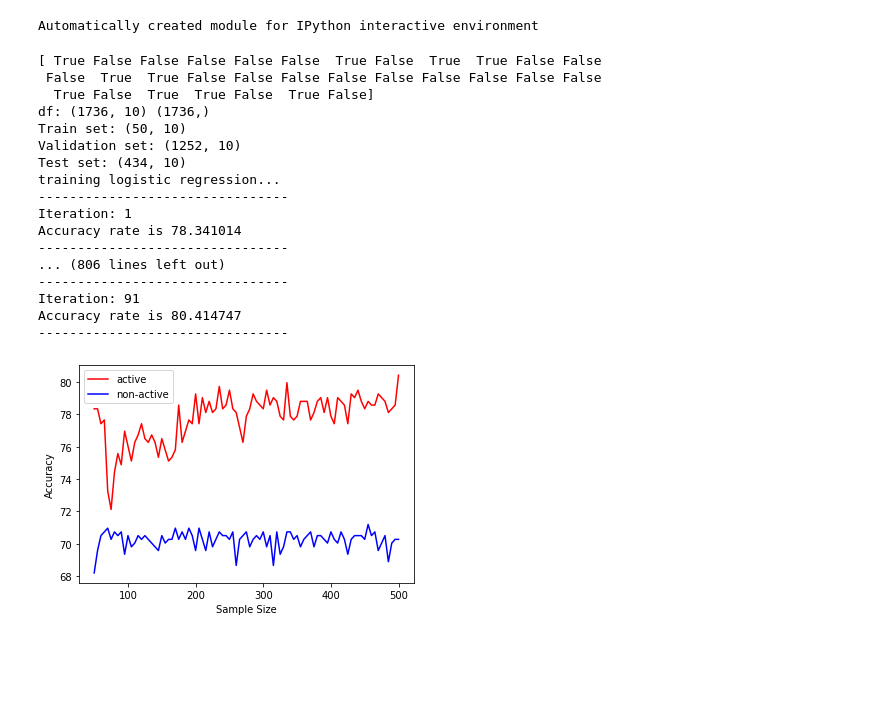
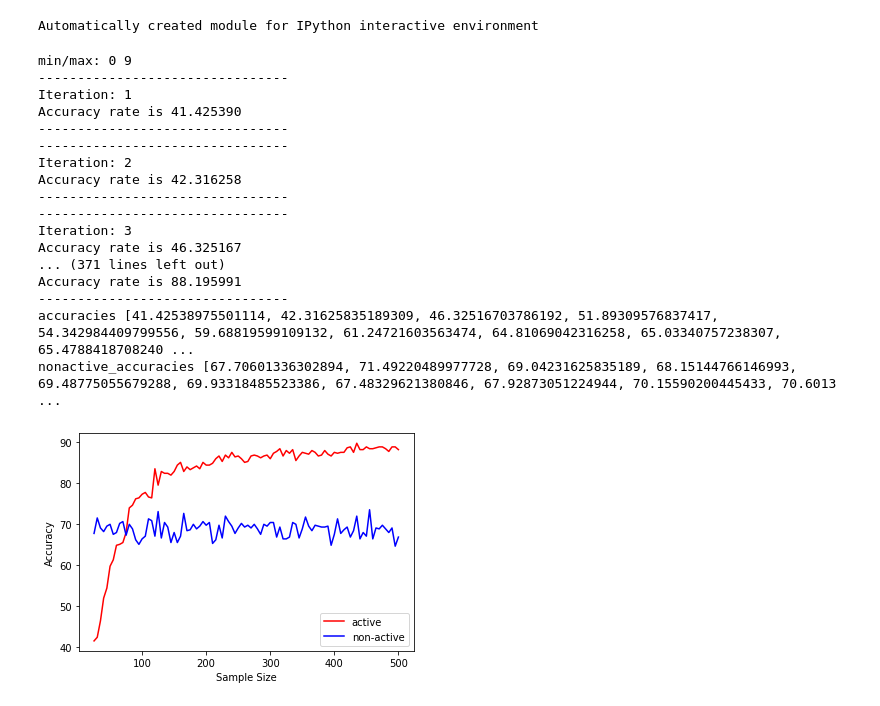
Before and after one commit to WenxuanHuang/Active-Learning-Performance-Benchmarking, a Jupyter notebook: Active_learning_monte_carlo.ipynb, the cells around one changed output. Cells and saved outputs as stored; diff of their text form; code cells hidden in the pictures; blank space fills up the shorter version.

Commit message:
Updated loss function, changed to Mnist dataset

```diff
--- a/Active_learning_monte_carlo.ipynb
+++ b/Active_learning_monte_carlo.ipynb
@@ -6,6 +6,7 @@ import time
 import json
 import pickle
 import math
+import random
 
 import numpy as np
 import pandas as pd
@@ -16,6 +17,9 @@ from scipy.special import expit
 from scipy import stats
 from pylab import rcParams
 import mplcursors
+
+from sklearn.datasets import load_iris
+from sklearn.datasets import load_digits
 
 from sklearn.utils import check_random_state
 from sklearn.experimental import enable_iterative_imputer
@@ -55,9 +59,6 @@ from sklearn.metrics import average_precision_score
 
 # pd.options.display.max_rows = 20
 pd.options.display.float_format = "{:.1f}".format
-
-max_queried = 500
-trainset_size = 1302
 # %% [output]
 Automatically created module for IPython interactive environment
 # %%
@@ -215,12 +230,10 @@ def log_loss(probs):
 
     loss = 0
     for i in range(len(probs)):
+        label = 0
         for prob in probs[i]:
-            # if prob in [0,1]:
-            #     loss -= 0
-            # else:
-            #     loss -= (prob*np.log(prob))
-            loss -= (prob*np.log(prob+np.finfo(float).eps))
+            loss -= (label*np.log(prob+np.finfo(float).eps))
+            label += 1
     ll = loss/(len(probs)*1.)
 
     return ll
@@ -258,12 +275,13 @@ class TheAlgorithm(object):
             active_iteration += 1
             self.queried += self.step
             (mc_permutation, X_subset, y_subset) = \
-                get_random_samples(100, X_val, y_val) # 100 is the subset size
+                get_random_samples(10, X_val, y_val) # 100 is the subset size
             # print('Indexes in the subset for X_val:', mc_permutation)
             # print ('Subset:', X_subset.shape, y_subset.shape, monte_carlo_permutation.shape)
             # print ('Train:', X_train.shape, y_train.shape, permutation.shape)
 
             cand_probs = self.clf_model.model_object.classifier.predict_proba(X_subset)
+            # print("structure of cand_probs:", cand_probs)
 
             utils = []
 
@@ -272,16 +290,20 @@ class TheAlgorithm(object):
                 row_subset = X_subset[i]
                 new_train_X = np.append(new_train_X, [row_subset], axis=0)
                 util = 0
-                for c in [0, 1]:
+                new_label_y = np.random.randint(0, 9, size=len(X_subset))
+                # new_label_y = np.random.choice([0, 1], size=len(X_subset),)
+                # print("Newly assigned labels:", new_label_y)
+                # To-do: random.randint is too inefficient
+                for label in new_label_y:
                     new_train_y = y_train
-                    new_train_y = np.append(new_train_y, c)
+                    new_train_y = np.append(new_train_y, label)
                     # print('Monte_carlo training set X:', new_train_X)
                     # print('Monte_carlo training set y:', new_train_y)
                     new_classifier = self.clf_model.model_object.classifier
                     new_classifier.fit(new_train_X, new_train_y)
                     new_probs = new_classifier.predict_proba(X_subset)
-                    # print('Probabilities subset:', new_probs)
-                    util += cand_probs[i][c] * log_loss(new_probs)
+                    # print("structure of new_probs:", cand_probs)
+                    util += cand_probs[i][label] * log_loss(new_probs)
                     # need to check validity
 
                 utils.append(util)
@@ -294,7 +316,7 @@ class TheAlgorithm(object):
             X_uncertain = [X_subset[i] for i in uis[:self.step]]
             y_uncertain = [y_subset[i] for i in uis[:self.step]]
             uncertain_samples = mc_permutation[uis[:self.step]]
-            print ('Monte-carlo selected indexes:', uncertain_samples)
+            # print ('Monte-carlo selected indexes:', uncertain_samples)
             # print ('Monte-carlo selected samples:', X_uncertain)
             # print ('Monte-carlo selected outcomes:', y_uncertain)
 
@@ -315,7 +337,10 @@ class TheAlgorithm(object):
 # %%
 def pool_experiment(model,max_queried,initial_queried,step):
 
-    (X, y) = data_prep()
+    (X, y) = fetch_data_mnist()
+
+    print("min/max:",min(y),max(y))
+
     kf = KFold(n_splits=4)
     for train_index, test_index in kf.split(X):
         X_train_full, X_test = X[train_index], X[test_index]
@@ -337,7 +362,8 @@ def pool_experiment(model,max_queried,initial_queried,step):
         y_pred_original = classifier_original.predict(X_test)
         original_accuracies.append(accuracy_score(y_test, y_pred_original)*100)
         x_axis.append(i+1)
-
+    print("accuracies",accuracies)
+    print("nonactive_accuracies",original_accuracies)
     plt.plot(x_axis, accuracies, 'r',label='active')
     plt.plot(x_axis, original_accuracies, 'blue',label='non-active')
     plt.legend()
@@ -345,23 +371,23 @@ def pool_experiment(model,max_queried,initial_queried,step):
     plt.ylabel('Accuracy')
     plt.show()
 # %%
-pool_experiment(LogModel,500,50,5)
+pool_experiment(LogModel,500,25,5)
 # %% [output]
-[ True False False False False False  True False  True  True False False
- False  True  True False False False False False False False False False
-  True False  True  True False  True False]
-df: (1736, 10) (1736,)
-Train set: (50, 10)
-Validation set: (1252, 10)
-Test set: (434, 10)
-training logistic regression...
+min/max: 0 9
 --------------------------------
 Iteration: 1
-Accuracy rate is 78.341014
+Accuracy rate is 41.425390
 --------------------------------
-... (806 lines left out)
 --------------------------------
-Iteration: 91
-Accuracy rate is 80.414747
+Iteration: 2
+Accuracy rate is 42.316258
 --------------------------------
+--------------------------------
+Iteration: 3
+Accuracy rate is 46.325167
+... (371 lines left out)
+Accuracy rate is 88.195991
+--------------------------------
+accuracies [41.42538975501114, 42.31625835189309, 46.32516703786192, 51.89309576837417, 54.342984409799556, 59.68819599109132, 61.24721603563474, 64.81069042316258, 65.03340757238307, 65.4788418708240 ...
+nonactive_accuracies [67.70601336302894, 71.49220489977728, 69.04231625835189, 68.15144766146993, 69.48775055679288, 69.93318485523386, 67.48329621380846, 67.92873051224944, 70.15590200445433, 70.6013 ...
-[figure, old version]
+[figure, new version]
```
Also changed, not shown: parts of 5 cells of this notebook, 2 other files.
